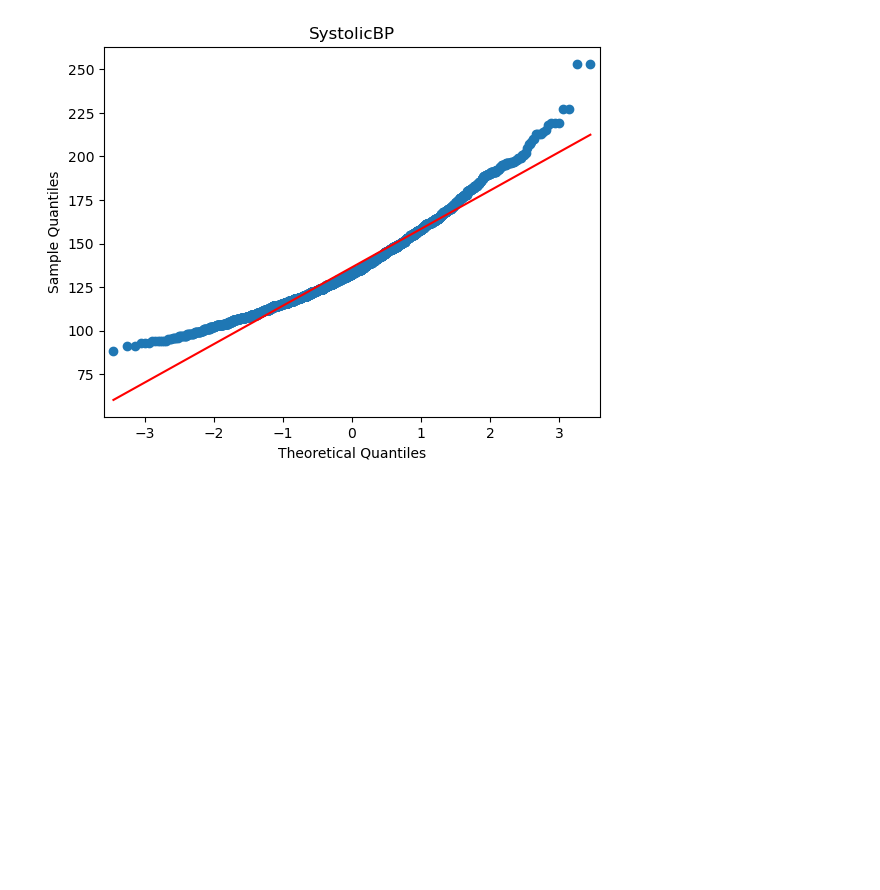
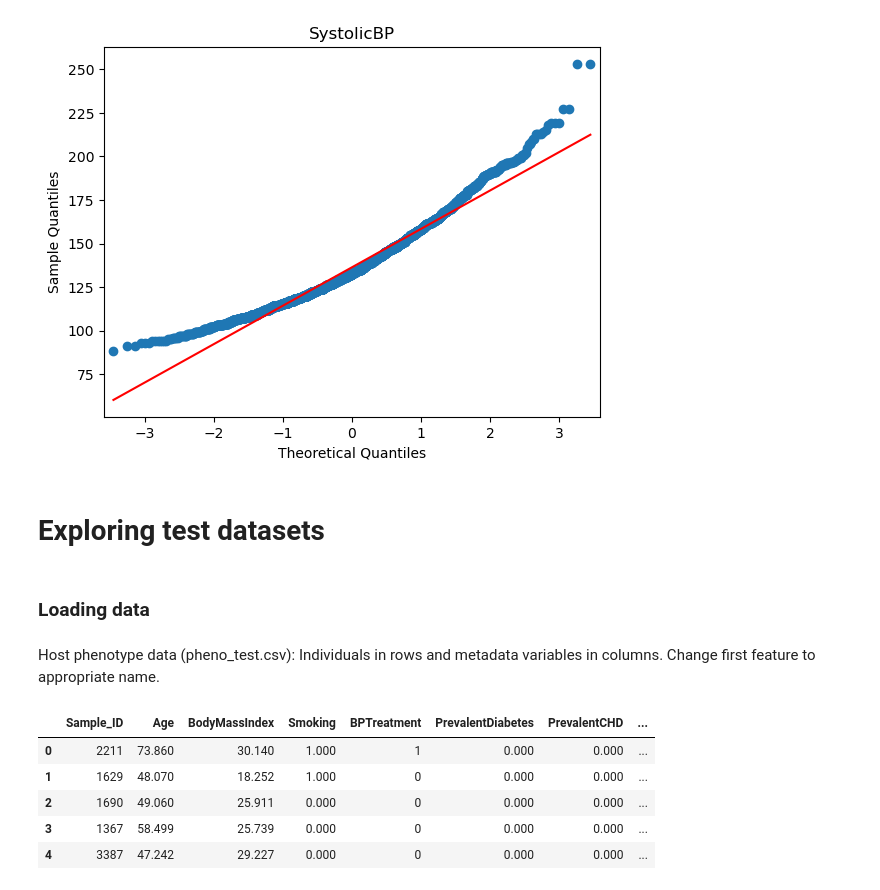
Before and after one commit to ruigomesbioinf/sib_dream_challenge, a Jupyter notebook: src/fase1.ipynb, the cells around one changed output. Cells and saved outputs as stored; diff of their text form; code cells hidden in the pictures; blank space fills up the shorter version.

Commit message:
[ADD] pre-processing and exploratory cod of test datasets

```diff
--- a/src/fase1.ipynb
+++ b/src/fase1.ipynb
@@ -380,3 +358,26 @@ SystolicBP ----->    P-VALUE:      8.417582262396532e-30
 [figure]
 [figure]
 [figure]
+# %% [markdown]
+# Exploring test datasets
+# %% [markdown]
+### Loading data
+# %%
+# csv's on test folder
+pheno_test = r"../test/pheno_test.csv"
+read_test = r"../test/readcounts_test.csv"
+taxtable_test = r"../test/taxtable.csv"
+# %% [markdown]
+Host phenotype data (pheno_test.csv): Individuals in rows and metadata variables in columns. Change first feature to appropriate name.
+# %%
+pheno_test_df = pd.read_csv(pheno_test)
+pheno_test_df.rename(columns={"Unnamed: 0": "Sample_ID"}, inplace=True) # rename the first column to Sample_ID
+pheno_test_df["Sample_ID"] = pheno_test_df["Sample_ID"].str.replace("Simulated_", "") # Change Sample_ID to only integer values
+pheno_test_df.head()
+# %% [output]
+|  | Sample_ID | Age | BodyMassIndex | Smoking | BPTreatment | PrevalentDiabetes | PrevalentCHD | ... |
+| 0 | 2211 | 73.860 | 30.140 | 1.000 | 1 | 0.000 | 0.000 | ... |
+| 1 | 1629 | 48.070 | 18.252 | 1.000 | 0 | 0.000 | 0.000 | ... |
+| 2 | 1690 | 49.060 | 25.911 | 0.000 | 0 | 0.000 | 0.000 | ... |
+| 3 | 1367 | 58.499 | 25.739 | 0.000 | 0 | 0.000 | 0.000 | ... |
+| 4 | 3387 | 47.242 | 29.227 | 0.000 | 0 | 0.000 | 0.000 | ... |
```
Also changed, not shown: parts of 15 cells of this notebook.
